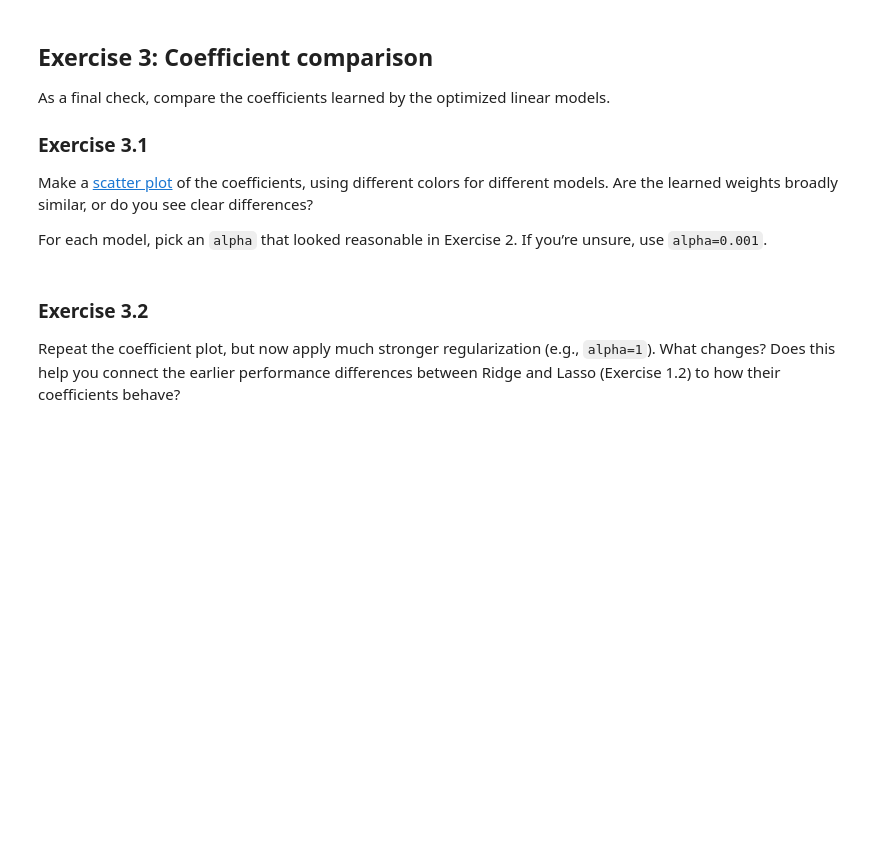
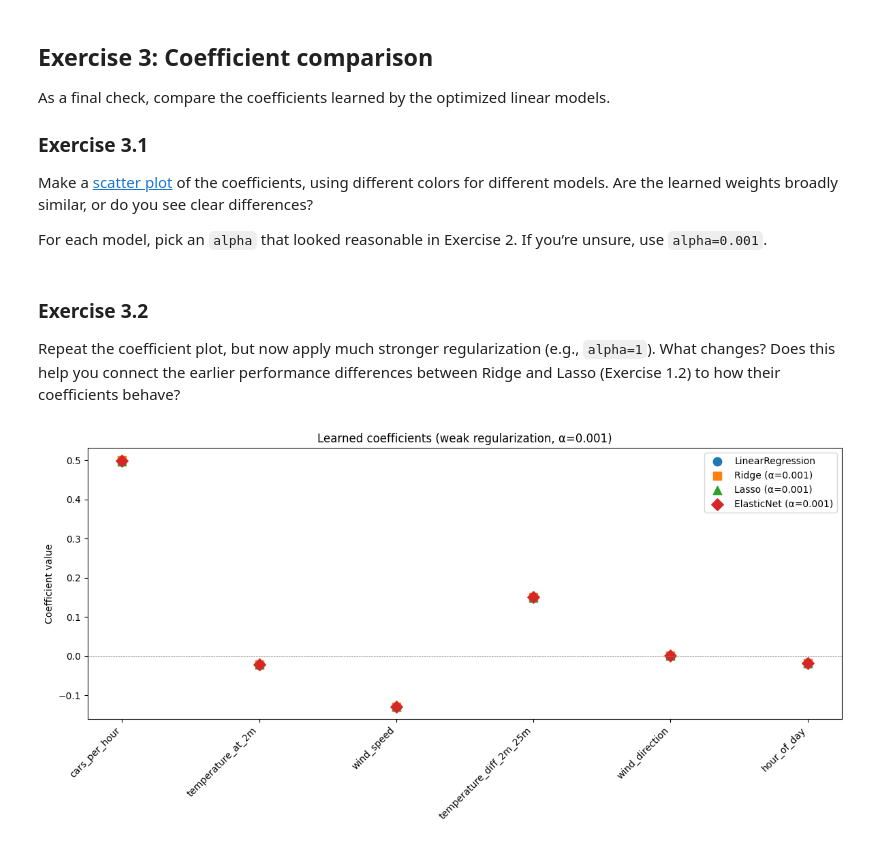
Before and after one commit to certainlynotnathan/ML_Regression_Model_Summative-, a Jupyter notebook: Regression_Model_Summative.ipynb, the cells around one changed output. Cells and saved outputs as stored; diff of their text form; code cells hidden in the pictures; blank space fills up the shorter version.

```diff
--- a/Regression_Model_Summative.ipynb
+++ b/Regression_Model_Summative.ipynb
@@ -325,3 +325,29 @@ For each model, pick an `alpha` that looked reasonable in Exercise 2. If you’r
 # %% [markdown]
 ### Exercise 3.2
 Repeat the coefficient plot, but now apply much stronger regularization (e.g., `alpha=1`). What changes? Does this help you connect the earlier performance differences between Ridge and Lasso (Exercise 1.2) to how their coefficients behave?
+# %%
+# --- Exercise 3.1: Coefficient scatter plot (alpha=0.001) ---
+feature_names = list(X.columns)
+alpha_weak = 0.001
+
+lr_model = LinearRegression().fit(X, y)
+ridge_model = Ridge(alpha=alpha_weak).fit(X, y)
+lasso_model = Lasso(alpha=alpha_weak).fit(X, y)
+elasticnet_model = ElasticNet(alpha=alpha_weak).fit(X, y)
+
+fig, ax = plt.subplots(figsize=(12, 6))
+x_idx = np.arange(len(feature_names))
+ax.scatter(x_idx, lr_model.coef_, label='LinearRegression', marker='o', s=80)
+ax.scatter(x_idx, ridge_model.coef_, label=f'Ridge (α={alpha_weak})', marker='s', s=80)
+ax.scatter(x_idx, lasso_model.coef_, label=f'Lasso (α={alpha_weak})', marker='^', s=80)
+ax.scatter(x_idx, elasticnet_model.coef_, label=f'ElasticNet (α={alpha_weak})', marker='D', s=80)
+ax.set_xticks(x_idx)
+ax.set_xticklabels(feature_names, rotation=45, ha='right')
+ax.set_ylabel('Coefficient value')
+ax.set_title('Learned coefficients (weak regularization, α=0.001)')
+ax.legend()
+ax.axhline(0, color='grey', linewidth=0.5, linestyle='--')
+plt.tight_layout()
+plt.show()
+# %% [output]
+[figure, added]
```
Also changed, not shown: parts of 1 cell of this notebook.
